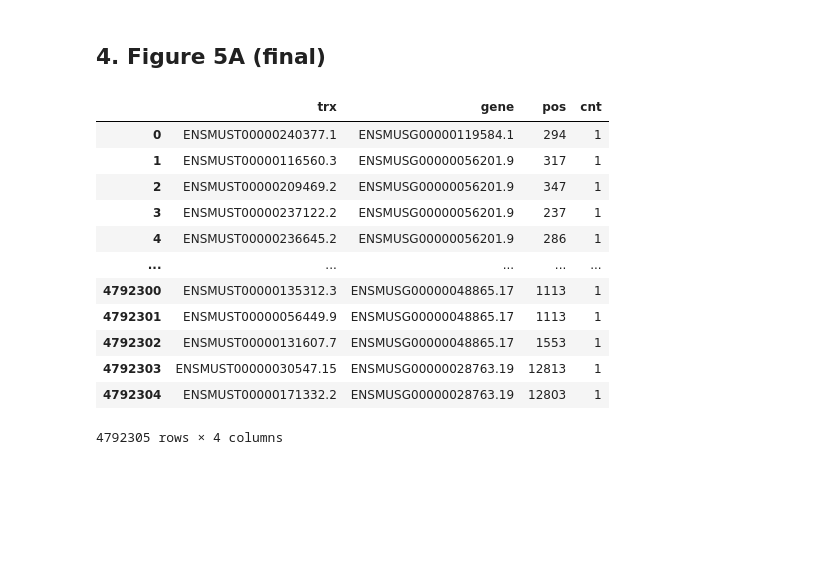
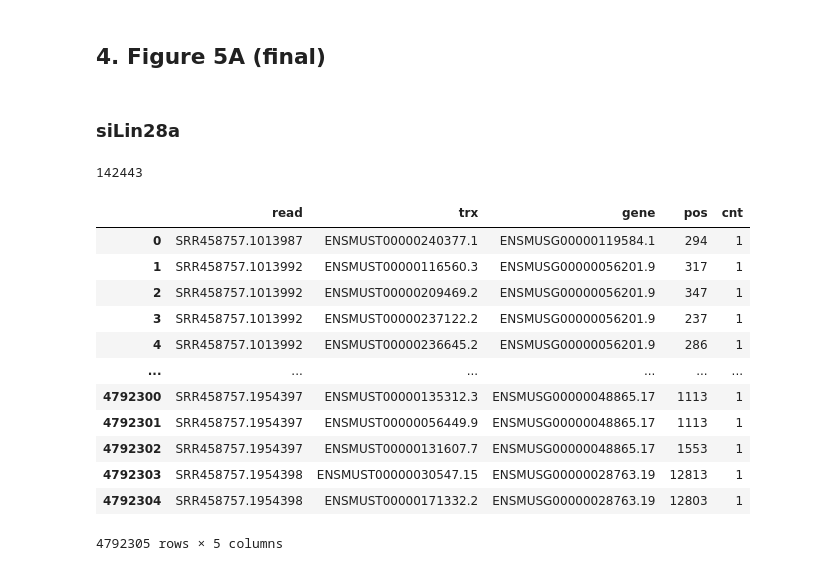
Before and after one commit to kangjunseo/Bioinformatics, a Jupyter notebook: QBioLab_Internship/Mission3.ipynb, the cells around one changed output. Drawn from its saved outputs; the diff is of its cells as text; code cells hidden in the pictures; blank space fills up the shorter version.

```diff
--- a/QBioLab_Internship/Mission3.ipynb
+++ b/QBioLab_Internship/Mission3.ipynb
@@ -399,7 +411,10 @@ plt.ylim(0,12000)
 [figure]
 # %% [markdown]
 ## 4. Figure 5A (final)
+# %% [markdown]
+### siLin28a
 # %%
+import pysam
 def sam_to_df(code):
     read_table = []
     with open(f"{code}/Aligned.out.sam") as inpfile:
@@ -411,9 +426,31 @@ def sam_to_df(code):
 
             if line_list[2].startswith('ENSMUST'):
                 add = line_list[2].split('|')
-                read_table.append(add[:2]+[line_list[3], 1])
+                read_table.append([line_list[0]]+add[:2]+[int(line_list[3]), 1])
 
     table_df = pd.DataFrame(read_table)
-    table_df.columns = ['trx','gene','pos','cnt']
+    table_df.columns = ['read','trx','gene','pos','cnt']
 
     return table_df
+
+def bam_to_df(code):
+    read_table=[]
+    align = pysam.AlignmentFile(f"{code}/Aligned.out.bam", 'rb')
+
+    for line in align:
+        if line.is_unmapped or line.is_reverse: continue
+        else: read_table.append([line.query_name, line.reference_name, line.reference_start, 1])
+
+    table_df = pd.DataFrame(read_table)
+    table_df.columns = ['read','trx','pos','cnt']
+    return table_df
+# %%
+cnt = 0
+with open("alignment/RPF_siLuc/Aligned.out.sam") as inpfile:
+    for line in inpfile:
+        if line.startswith('@'):
+            cnt+=1
+        else: break
+print(cnt)
+# %% [output]
+142443
@@ -420,17 +460,17 @@ def sam_to_df(code):
 # %%
-temp = sam_to_df("RPF_siLin28a")
+temp = sam_to_df("alignment/RPF_siLin28a")
 temp
 # %% [output]
-|  | trx | gene | pos | cnt |
-| 0 | ENSMUST00000240377.1 | ENSMUSG00000119584.1 | 294 | 1 |
-| 1 | ENSMUST00000116560.3 | ENSMUSG00000056201.9 | 317 | 1 |
-| 2 | ENSMUST00000209469.2 | ENSMUSG00000056201.9 | 347 | 1 |
-| 3 | ENSMUST00000237122.2 | ENSMUSG00000056201.9 | 237 | 1 |
-| 4 | ENSMUST00000236645.2 | ENSMUSG00000056201.9 | 286 | 1 |
-| ... | ... | ... | ... | ... |
-| 4792300 | ENSMUST00000135312.3 | ENSMUSG00000048865.17 | 1113 | 1 |
-| 4792301 | ENSMUST00000056449.9 | ENSMUSG00000048865.17 | 1113 | 1 |
-| 4792302 | ENSMUST00000131607.7 | ENSMUSG00000048865.17 | 1553 | 1 |
-| 4792303 | ENSMUST00000030547.15 | ENSMUSG00000028763.19 | 12813 | 1 |
-| 4792304 | ENSMUST00000171332.2 | ENSMUSG00000028763.19 | 12803 | 1 |
+|  | read | trx | gene | pos | cnt |
+| 0 | SRR458757.1013987 | ENSMUST00000240377.1 | ENSMUSG00000119584.1 | 294 | 1 |
+| 1 | SRR458757.1013992 | ENSMUST00000116560.3 | ENSMUSG00000056201.9 | 317 | 1 |
+| 2 | SRR458757.1013992 | ENSMUST00000209469.2 | ENSMUSG00000056201.9 | 347 | 1 |
+| 3 | SRR458757.1013992 | ENSMUST00000237122.2 | ENSMUSG00000056201.9 | 237 | 1 |
+| 4 | SRR458757.1013992 | ENSMUST00000236645.2 | ENSMUSG00000056201.9 | 286 | 1 |
+| ... | ... | ... | ... | ... | ... |
+| 4792300 | SRR458757.1954397 | ENSMUST00000135312.3 | ENSMUSG00000048865.17 | 1113 | 1 |
+| 4792301 | SRR458757.1954397 | ENSMUST00000056449.9 | ENSMUSG00000048865.17 | 1113 | 1 |
+| 4792302 | SRR458757.1954397 | ENSMUST00000131607.7 | ENSMUSG00000048865.17 | 1553 | 1 |
+| 4792303 | SRR458757.1954398 | ENSMUST00000030547.15 | ENSMUSG00000028763.19 | 12813 | 1 |
+| 4792304 | SRR458757.1954398 | ENSMUST00000171332.2 | ENSMUSG00000028763.19 | 12803 | 1 |
-4792305 rows × 4 columns
+4792305 rows × 5 columns
```
Also changed, not shown: parts of 30 cells of this notebook.
